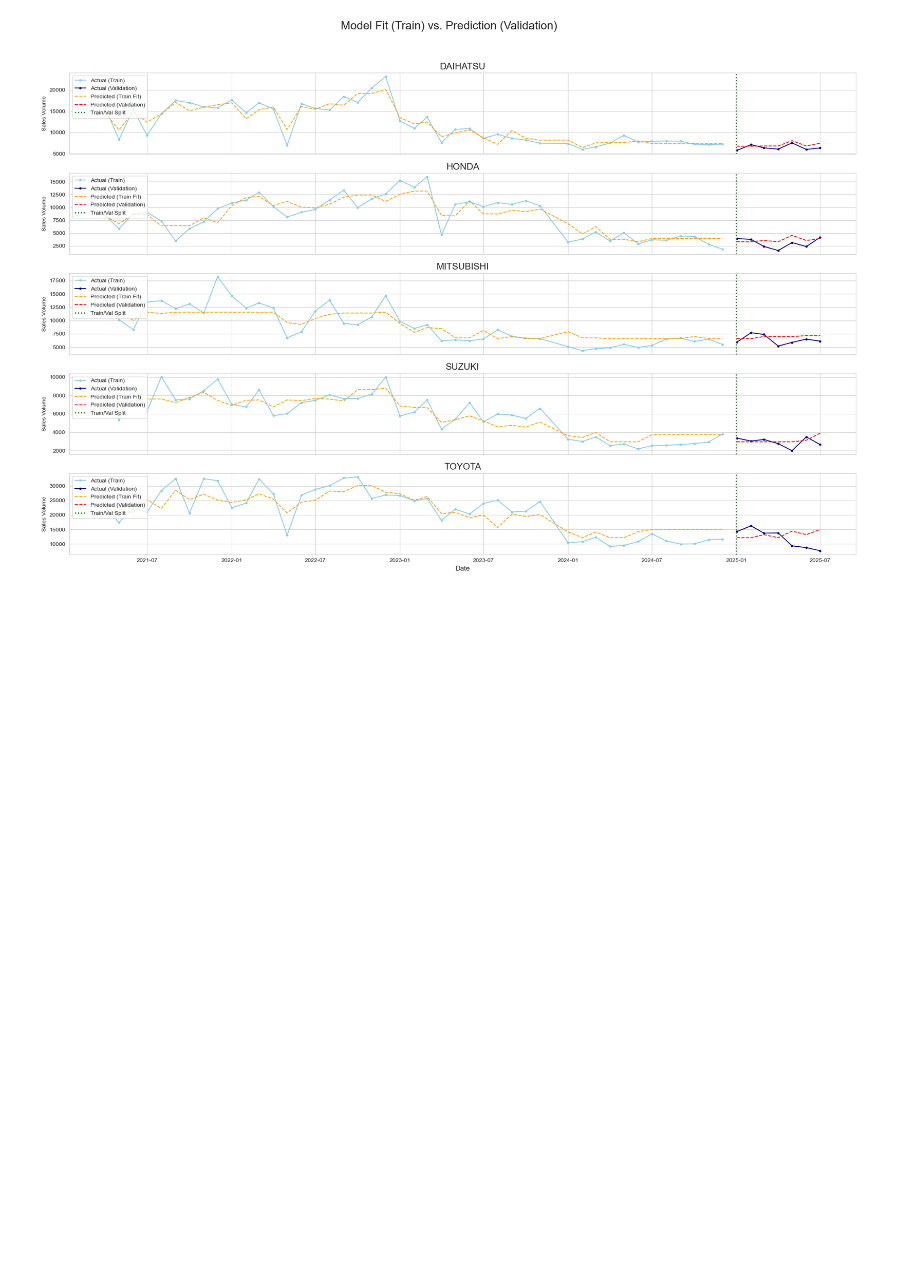
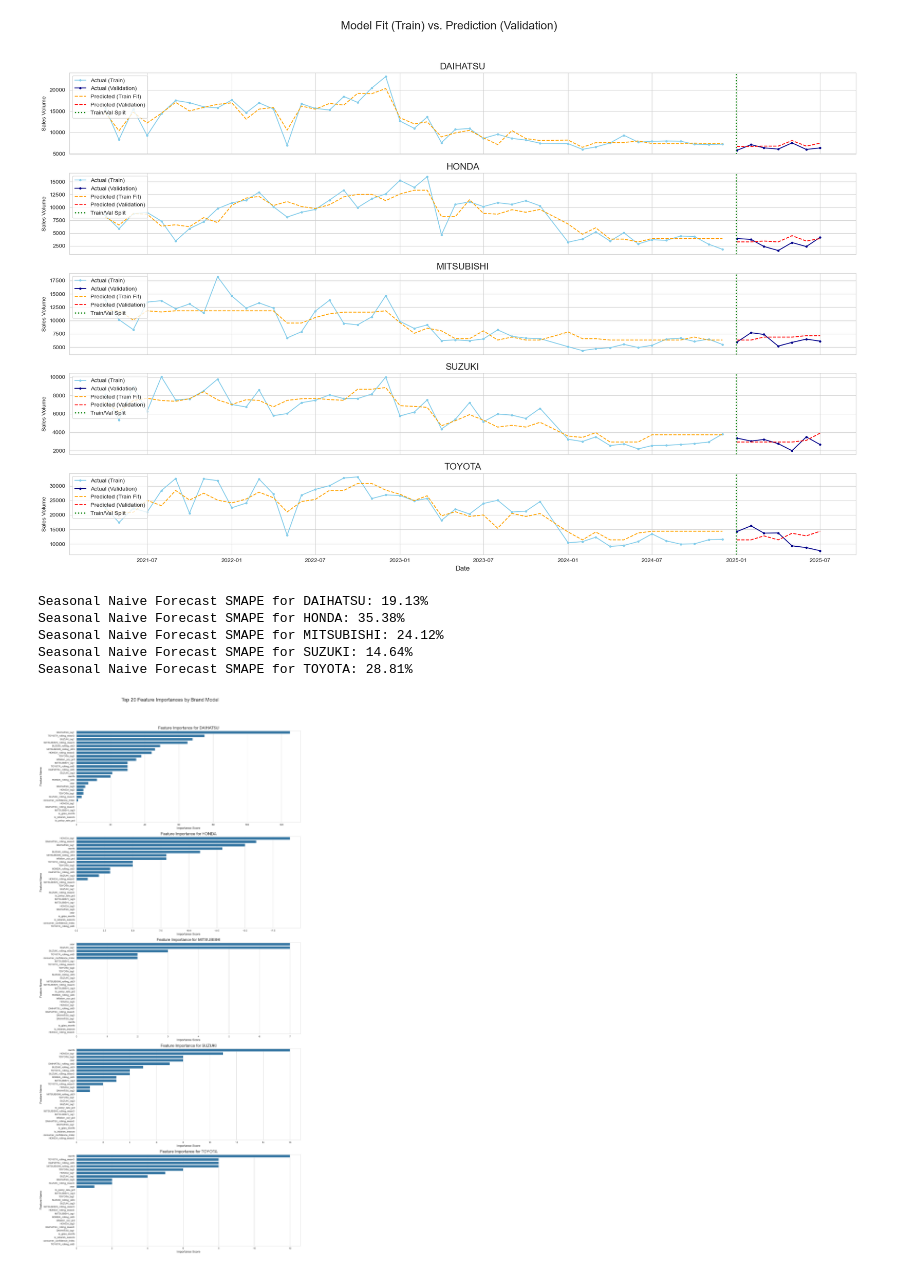
Before and after one commit to Kyoronginus/pedas_2025, a Jupyter notebook: 9- lightgbm with external features - Copy.ipynb, the cells around one changed output. Saved outputs shown, nothing was run; the diff lists cells and outputs as text; code cells hidden in the pictures; blank space fills up the shorter version.

```diff
--- a/9- lightgbm with external features - Copy.ipynb
+++ b/9- lightgbm with external features - Copy.ipynb
@@ -307,3 +308,71 @@ plt.tight_layout(rect=[0, 0.03, 1, 0.9])
 plt.show()
 # %% [output]
 [figure]
+# %%
+import numpy as np
+
+# --- 季節性ナイーブ予測の作成 ---
+# 検証期間y_valに対応する、1年前の訓練期間のデータを取得
+y_train_seasonal_naive = y_train.loc[y_val.index - pd.DateOffset(years=1)]
+
+# SMAPEを計算する関数 (再掲)
+def smape(y_true, y_pred):
+    numerator = np.abs(y_pred - y_true)
+    denominator = (np.abs(y_true) + np.abs(y_pred)) / 2
+    ratio = np.where(denominator == 0, 0, numerator / denominator)
+    return np.mean(ratio) * 100
+
+# 全ブランドで評価
+for target in TARGETS:
+    # y_val[target] (実際の値) と y_train_seasonal_naive[target] (1年前の値) を比較
+    naive_smape = smape(y_val[target].values, y_train_seasonal_naive[target].values)
+    print(f"Seasonal Naive Forecast SMAPE for {target}: {naive_smape:.2f}%")
+# %% [output]
+Seasonal Naive Forecast SMAPE for DAIHATSU: 19.13%
+Seasonal Naive Forecast SMAPE for HONDA: 35.38%
+Seasonal Naive Forecast SMAPE for MITSUBISHI: 24.12%
+Seasonal Naive Forecast SMAPE for SUZUKI: 14.64%
+Seasonal Naive Forecast SMAPE for TOYOTA: 28.81%
+# %%
+import pandas as pd
+import matplotlib.pyplot as plt
+import seaborn as sns
+
+# グラフのスタイルを設定
+sns.set_style("whitegrid")
+
+# 各ブランドのグラフを縦に並べて表示するための準備
+num_targets = len(TARGETS)
+fig, axes = plt.subplots(nrows=num_targets, ncols=1, figsize=(15, 7 * num_targets))
+
+# ターゲットが1つの場合でもエラーにならないように調整
+if num_targets == 1:
+    axes = [axes]
+
+fig.suptitle('Top 20 Feature Importances by Brand Model', fontsize=20, y=0.93)
+
+# 各ブランドの学習済みモデルに対してループ処理
+for i, (target, model) in enumerate(models.items()):
+    ax = axes[i]
+
+    # 特徴量の名前と、その重要度をデータフレームにまとめる
+    feature_importance_df = pd.DataFrame({
+        'Feature': X_train.columns,
+        'Importance': model.feature_importances_
+    })
+
+    # 重要度が高い順にソートし、上位20個を抽出
+    top_features = feature_importance_df.sort_values(by='Importance', ascending=False).head(40)
+
+    # 棒グラフを作成
+    sns.barplot(x='Importance', y='Feature', data=top_features, ax=ax)
+
+    ax.set_title(f'Feature Importance for {target}', fontsize=16)
+    ax.set_xlabel('Importance Score', fontsize=12)
+    ax.set_ylabel('Feature Name', fontsize=12)
+
+# グラフのレイアウトを調整して表示
+plt.tight_layout(rect=[0, 0.03, 1, 0.9])
+plt.show()
+# %% [output]
+[figure, added]
```
Also changed, not shown: parts of 5 cells of this notebook, 2 other files.
